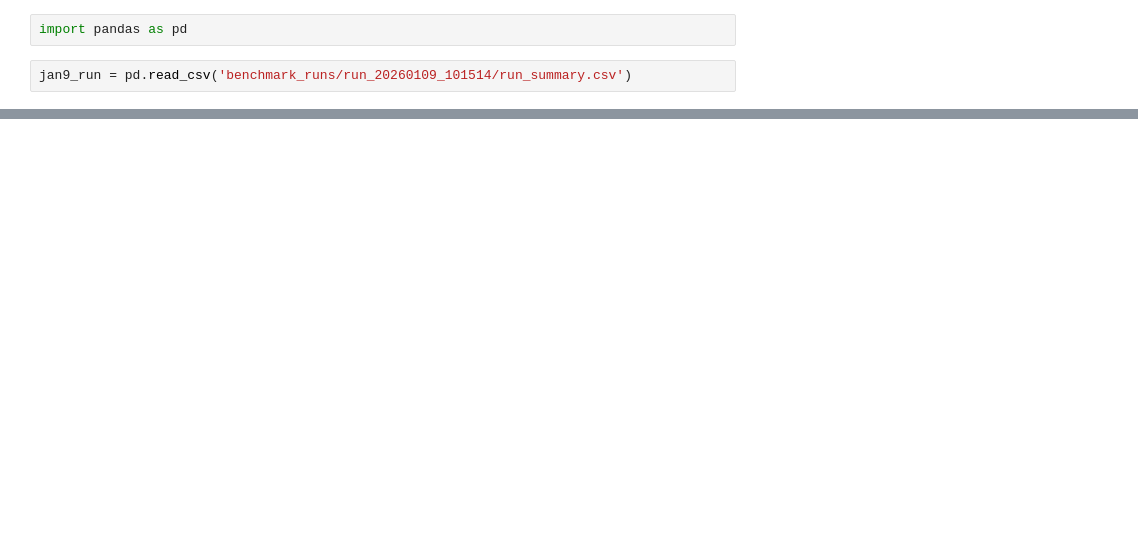
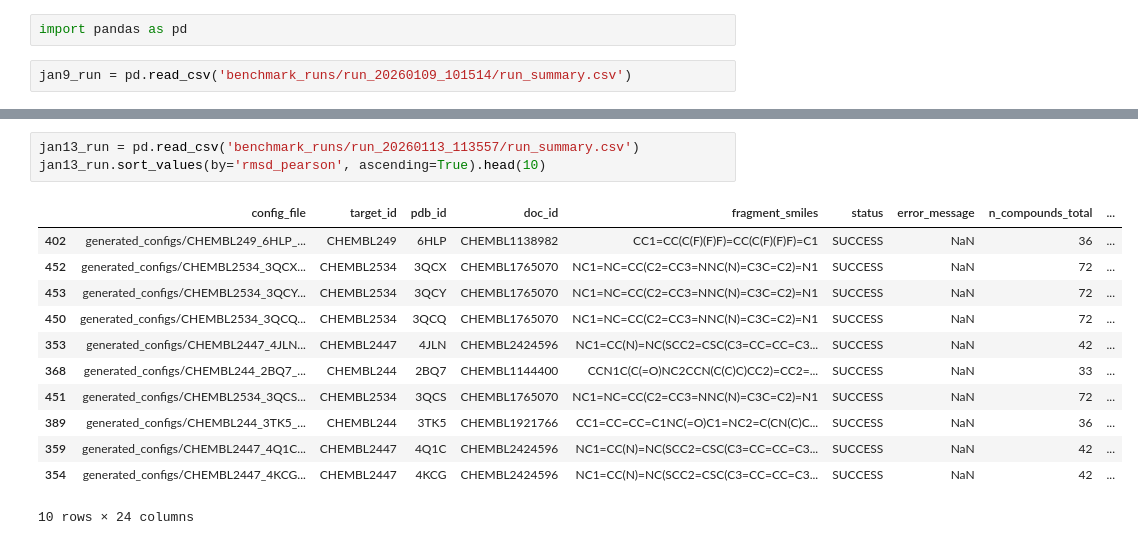
Before and after one commit to Popov-Lab-UNC/mockdock, a Jupyter notebook: chembl-download.ipynb, the cells around one changed output, grey strips where cells are left out. Cells and saved outputs as stored; diff of their text form; blank space fills up the shorter version.

```diff
--- a/chembl-download.ipynb
+++ b/chembl-download.ipynb
@@ -35,0 +37,16 @@ jan9_run.sort_values(by='rmsd_pearson', ascending=True).head(10)
+# %%
+jan13_run = pd.read_csv('benchmark_runs/run_20260113_113557/run_summary.csv')
+jan13_run.sort_values(by='rmsd_pearson', ascending=True).head(10)
+# %% [output]
+|  | config_file | target_id | pdb_id | doc_id | fragment_smiles | status | error_message | n_compounds_total | ... |
+| 402 | generated_configs/CHEMBL249_6HLP_... | CHEMBL249 | 6HLP | CHEMBL1138982 | CC1=CC(C(F)(F)F)=CC(C(F)(F)F)=C1 | SUCCESS | NaN | 36 | ... |
+| 452 | generated_configs/CHEMBL2534_3QCX... | CHEMBL2534 | 3QCX | CHEMBL1765070 | NC1=NC=CC(C2=CC3=NNC(N)=C3C=C2)=N1 | SUCCESS | NaN | 72 | ... |
+| 453 | generated_configs/CHEMBL2534_3QCY... | CHEMBL2534 | 3QCY | CHEMBL1765070 | NC1=NC=CC(C2=CC3=NNC(N)=C3C=C2)=N1 | SUCCESS | NaN | 72 | ... |
+| 450 | generated_configs/CHEMBL2534_3QCQ... | CHEMBL2534 | 3QCQ | CHEMBL1765070 | NC1=NC=CC(C2=CC3=NNC(N)=C3C=C2)=N1 | SUCCESS | NaN | 72 | ... |
+| 353 | generated_configs/CHEMBL2447_4JLN... | CHEMBL2447 | 4JLN | CHEMBL2424596 | NC1=CC(N)=NC(SCC2=CSC(C3=CC=CC=C3... | SUCCESS | NaN | 42 | ... |
+| 368 | generated_configs/CHEMBL244_2BQ7_... | CHEMBL244 | 2BQ7 | CHEMBL1144400 | CCN1C(C(=O)NC2CCN(C(C)C)CC2)=CC2=... | SUCCESS | NaN | 33 | ... |
+| 451 | generated_configs/CHEMBL2534_3QCS... | CHEMBL2534 | 3QCS | CHEMBL1765070 | NC1=NC=CC(C2=CC3=NNC(N)=C3C=C2)=N1 | SUCCESS | NaN | 72 | ... |
+| 389 | generated_configs/CHEMBL244_3TK5_... | CHEMBL244 | 3TK5 | CHEMBL1921766 | CC1=CC=CC=C1NC(=O)C1=NC2=C(CN(C)C... | SUCCESS | NaN | 36 | ... |
+| 359 | generated_configs/CHEMBL2447_4Q1C... | CHEMBL2447 | 4Q1C | CHEMBL2424596 | NC1=CC(N)=NC(SCC2=CSC(C3=CC=CC=C3... | SUCCESS | NaN | 42 | ... |
+| 354 | generated_configs/CHEMBL2447_4KCG... | CHEMBL2447 | 4KCG | CHEMBL2424596 | NC1=CC(N)=NC(SCC2=CSC(C3=CC=CC=C3... | SUCCESS | NaN | 42 | ... |
+10 rows × 24 columns
```
Also changed, not shown: parts of 3 cells of this notebook, 4 other files.
